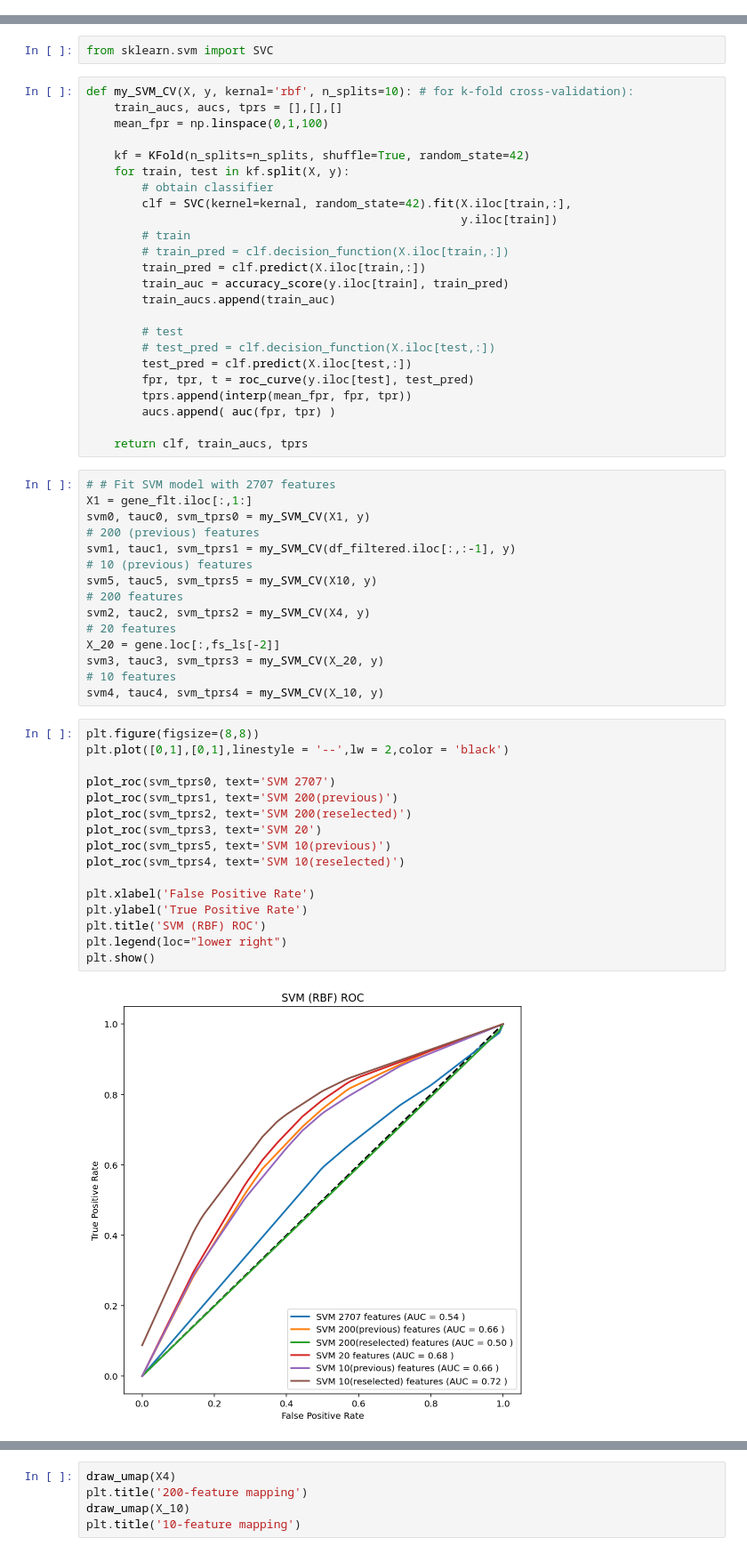
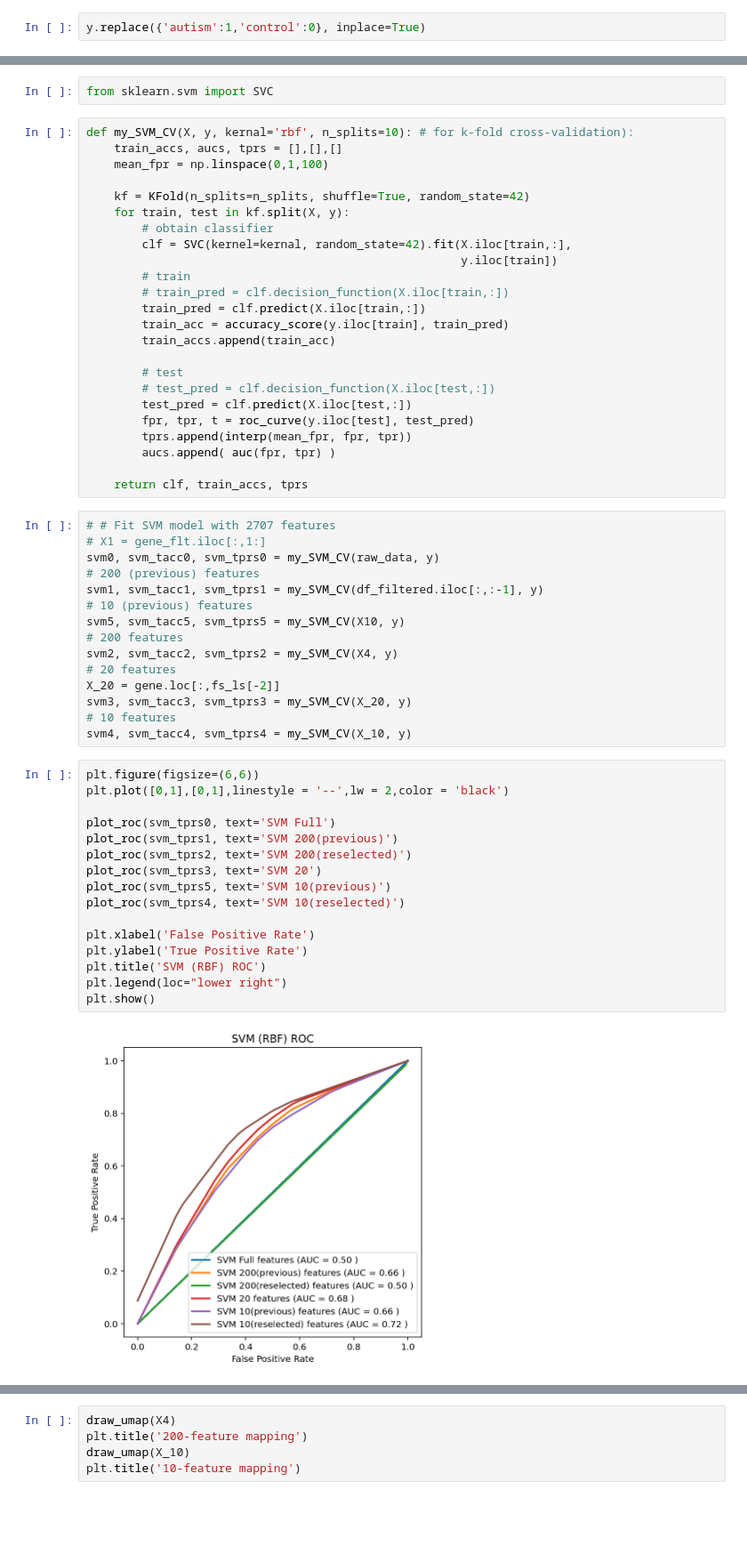
Before and after one commit to Yukodeng/118B-Final-Project, a Jupyter notebook: Cogs118B Final Project.ipynb, the cells around one changed output, grey strips where cells are left out. Shown at 89% size. Cells and saved outputs as stored; diff of their text form; blank space fills up the shorter version.

```diff
--- a/Cogs118B Final Project.ipynb
+++ b/Cogs118B Final Project.ipynb
@@ -385,0 +389,2 @@ plt.legend(loc="lower right")
+# %%
+y.replace({'autism':1,'control':0}, inplace=True)
@@ -430,7 +438,7 @@ gene_bestf['group'] = gene['group']
 from sklearn.svm import SVC
 # %%
 def my_SVM_CV(X, y, kernal='rbf', n_splits=10): # for k-fold cross-validation):
-    train_aucs, aucs, tprs = [],[],[]
+    train_accs, aucs, tprs = [],[],[]
     mean_fpr = np.linspace(0,1,100)
 
     kf = KFold(n_splits=n_splits, shuffle=True, random_state=42)
@@ -441,8 +449,8 @@ def my_SVM_CV(X, y, kernal='rbf', n_splits=10): # for k-fold cross-validation):
         # train
         # train_pred = clf.decision_function(X.iloc[train,:])
         train_pred = clf.predict(X.iloc[train,:])
-        train_auc = accuracy_score(y.iloc[train], train_pred)
-        train_aucs.append(train_auc)
+        train_acc = accuracy_score(y.iloc[train], train_pred)
+        train_accs.append(train_acc)
 
         # test
         # test_pred = clf.decision_function(X.iloc[test,:])
@@ -451,39 +459,39 @@ def my_SVM_CV(X, y, kernal='rbf', n_splits=10): # for k-fold cross-validation):
         tprs.append(interp(mean_fpr, fpr, tpr))
         aucs.append( auc(fpr, tpr) )
 
-    return clf, train_aucs, tprs
+    return clf, train_accs, tprs
 # %%
 # # Fit SVM model with 2707 features
-X1 = gene_flt.iloc[:,1:]
-svm0, tauc0, svm_tprs0 = my_SVM_CV(X1, y)
+# X1 = gene_flt.iloc[:,1:]
+svm0, svm_tacc0, svm_tprs0 = my_SVM_CV(raw_data, y)
 # 200 (previous) features
-svm1, tauc1, svm_tprs1 = my_SVM_CV(df_filtered.iloc[:,:-1], y)
+svm1, svm_tacc1, svm_tprs1 = my_SVM_CV(df_filtered.iloc[:,:-1], y)
 # 10 (previous) features
-svm5, tauc5, svm_tprs5 = my_SVM_CV(X10, y)
+svm5, svm_tacc5, svm_tprs5 = my_SVM_CV(X10, y)
 # 200 features
-svm2, tauc2, svm_tprs2 = my_SVM_CV(X4, y)
+svm2, svm_tacc2, svm_tprs2 = my_SVM_CV(X4, y)
 # 20 features
 X_20 = gene.loc[:,fs_ls[-2]]
-svm3, tauc3, svm_tprs3 = my_SVM_CV(X_20, y)
+svm3, svm_tacc3, svm_tprs3 = my_SVM_CV(X_20, y)
 # 10 features
-svm4, tauc4, svm_tprs4 = my_SVM_CV(X_10, y)
+svm4, svm_tacc4, svm_tprs4 = my_SVM_CV(X_10, y)
 # %%
-plt.figure(figsize=(8,8))
+plt.figure(figsize=(6,6))
 plt.plot([0,1],[0,1],linestyle = '--',lw = 2,color = 'black')
 
-plot_roc(svm_tprs0, text='SVM 2707')
+plot_roc(svm_tprs0, text='SVM Full')
 plot_roc(svm_tprs1, text='SVM 200(previous)')
 plot_roc(svm_tprs2, text='SVM 200(reselected)')
 plot_roc(svm_tprs3, text='SVM 20')
 plot_roc(svm_tprs5, text='SVM 10(previous)')
 plot_roc(svm_tprs4, text='SVM 10(reselected)')
 
 plt.xlabel('False Positive Rate')
 plt.ylabel('True Positive Rate')
 plt.title('SVM (RBF) ROC')
 plt.legend(loc="lower right")
 plt.show()
 # %% [output]
-[figure, old version]
+[figure, new version]
 # %%
 ## Linear
```
Also changed, not shown: parts of 17 cells of this notebook.
